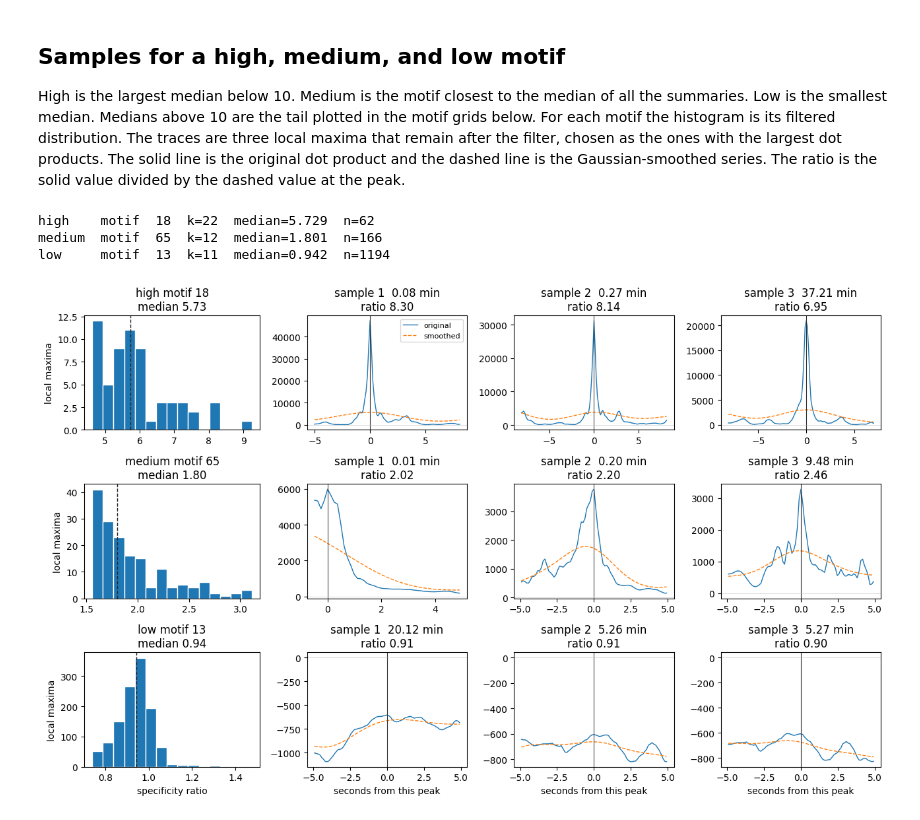
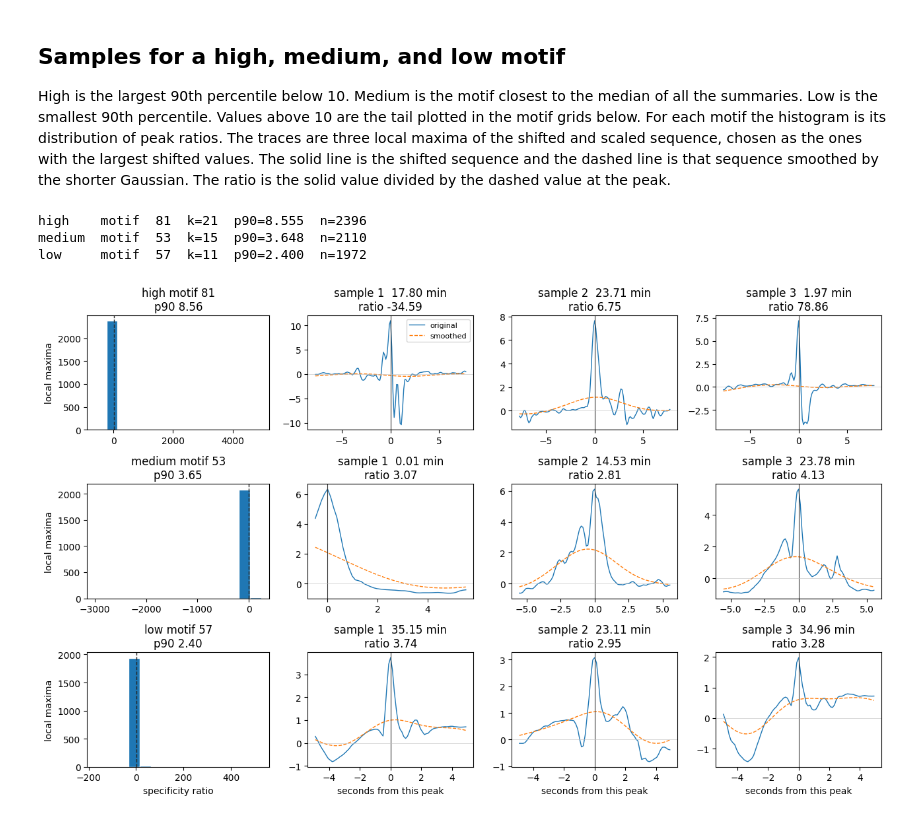
Before and after one commit to dotng14/panMP_whales, a Jupyter notebook: analysis/evaluation/dict276_specificity.ipynb, the cells around one changed output. Saved outputs shown, nothing was run; the diff lists cells and outputs as text; code cells hidden in the pictures.

```diff
--- a/analysis/evaluation/dict276_specificity.ipynb
+++ b/analysis/evaluation/dict276_specificity.ipynb
@@ -24,6 +24,7 @@ from analysis.evaluation.core import (
     _dot_products,
     _gaussian_smooth,
     _local_maxima,
+    _shift_scale_dots,
     _stitch,
     _whitened_dir,
 )
@@ -31,18 +32,18 @@ from analysis.GPL_Python.gpl_outputs import display_from_spwhiten
 from analysis.dict_learning.code.io import discover_windows
 
 result = evaluate_dictionary()
-medians = result["specificity_median"]
+percentiles = result["specificity_p90"]
 distributions = result["specificity"]
 sigmas = result["k"]
-ids = np.array(sorted(medians))
-values = np.array([medians[int(i)] for i in ids])
+ids = np.array(sorted(percentiles))
+values = np.array([percentiles[int(i)] for i in ids])
 print(result["wav"])
 print(
     f"coverage {result['coverage']:.3f}   over-coverage {result['over_coverage']:.2f}   "
-    f"m {result['m']}   motifs {len(values)}"
+    f"motifs {len(values)}"
 )
 print(
-    f"median specificity  min {np.nanmin(values):.3f}   "
+    f"90th-percentile specificity  min {np.nanmin(values):.3f}   "
     f"median {np.nanmedian(values):.3f}   max {np.nanmax(values):.3f}"
 )
 # %% [output]
@@ -79,9 +80,9 @@ if positive.max() > 10 * positive.min():
     ax.set_xscale("log")
 center = float(np.median(positive))
 ax.axvline(center, color="0.15", ls="--", lw=1, label=f"median {center:.2f}")
-ax.set_xlabel("median of the filtered specificity distribution")
+ax.set_xlabel("90th percentile of the specificity distribution")
 ax.set_ylabel("motifs")
-ax.set_title("Distribution of motif medians")
+ax.set_title("Distribution of motif 90th percentiles")
 ax.legend()
 fig.tight_layout()
 plt.show()
@@ -97,7 +98,7 @@ n 83   p25 1.159   median 1.801   p75 3.741
 # %% [markdown]
 ## Samples for a high, medium, and low motif
 
-High is the largest median below 10. Medium is the motif closest to the median of all the summaries. Low is the smallest median. Medians above 10 are the tail plotted in the motif grids below. For each motif the histogram is its filtered distribution. The traces are three local maxima that remain after the filter, chosen as the ones with the largest dot products. The solid line is the original dot product and the dashed line is the Gaussian-smoothed series. The ratio is the solid value divided by the dashed value at the peak.
+High is the largest 90th percentile below 10. Medium is the motif closest to the median of all the summaries. Low is the smallest 90th percentile. Values above 10 are the tail plotted in the motif grids below. For each motif the histogram is its distribution of peak ratios. The traces are three local maxima of the shifted and scaled sequence, chosen as the ones with the largest shifted values. The solid line is the shifted sequence and the dashed line is that sequence smoothed by the shorter Gaussian. The ratio is the solid value divided by the dashed value at the peak.
 # %%
 finite = np.isfinite(values)
 high_pool = finite & (values < 10.0)
@@ -108,7 +109,7 @@ chosen = [("high", high_id), ("medium", medium_id), ("low", low_id)]
 for label, motif_id in chosen:
     print(
         f"{label:6s}  motif {motif_id:3d}  k={sigmas[motif_id]:.0f}  "
-        f"median={medians[motif_id]:.3f}  n={len(distributions[motif_id])}"
+        f"p90={percentiles[motif_id]:.3f}  n={len(distributions[motif_id])}"
     )
 
 spectrogram, _offset = _stitch(_whitened_dir(DEFAULT_CATALOG, DEFAULT_WAV))
@@ -118,43 +119,44 @@ n_samples = 3
 
 fig, axes = plt.subplots(len(chosen), 1 + n_samples, figsize=(13, 8), gridspec_kw={"width_ratios": [1.1, 1, 1, 1]})
 for row, (label, motif_id) in enumerate(chosen):
-    dots = _dot_products(spectrogram, np.load(paths[motif_id]))
+    dots = _shift_scale_dots(
+        _dot_products(spectrogram, np.load(paths[motif_id])), float(result["shift_sigma"])
+    )
     sigma = float(sigmas[motif_id])
     smoothed = _gaussian_smooth(dots, sigma)
     peaks = _local_maxima(dots)
     raw = dots[peaks] / smoothed[peaks]
     usable = np.isfinite(raw)
     peaks, raw = peaks[usable], raw[usable]
-    kept_peaks = peaks[raw >= np.max(raw) / float(result["m"])]
-    samples = kept_peaks[np.argsort(dots[kept_peaks])[::-1]][:n_samples]
+    samples = peaks[np.argsort(dots[peaks])[::-1]][:n_samples]
     ax_hist = axes[row, 0]
     ax_hist.hist(distributions[motif_id], bins=15, color="C0", edgecolor="white")
-    ax_hist.axvline(medians[motif_id], color="0.15", ls="--", lw=1)
-    ax_hist.set_title(f"{label} motif {motif_id}\nmedian {medians[motif_id]:.2f}")
+    ax_hist.axvline(percentiles[motif_id], color="0.15", ls="--", lw=1)
+    ax_hist.set_title(f"{label} motif {motif_id}\np90 {percentiles[motif_id]:.2f}")
     ax_hist.set_ylabel("local maxima")
     half = max(int(3 * sigma), 40)
     for col, t_star in enumerate(samples):
         ax = axes[row, col + 1]
         lo = max(0, int(t_star) - half)
         hi = min(dots.size, int(t_star) + half + 1)
         lag_s = (np.arange(lo, hi) - int(t_star)) * sec_per_bin
         ax.plot(lag_s, dots[lo:hi], color="C0", lw=1, label="original")
         ax.plot(lag_s, smoothed[lo:hi], color="C1", lw=1, ls="--", label="smoothed")
         ax.axvline(0.0, color="0.2", lw=0.8)
         ax.axhline(0.0, color="0.75", lw=0.4)
         minute = int(t_star) * sec_per_bin / 60.0
         ratio = float(dots[int(t_star)] / smoothed[int(t_star)])
         ax.set_title(f"sample {col + 1}  {minute:.2f} min\nratio {ratio:.2f}")
         if row == 0 and col == 0:
             ax.legend(fontsize=8)
 axes[-1, 0].set_xlabel("specificity ratio")
 for col in range(1, n_samples + 1):
     axes[-1, col].set_xlabel("seconds from this peak")
 fig.tight_layout()
 plt.show()
 # %% [output]
-high    motif  18  k=22  median=5.729  n=62
-medium  motif  65  k=12  median=1.801  n=166
-low     motif  13  k=11  median=0.942  n=1194
+high    motif  81  k=21  p90=8.555  n=2396
+medium  motif  53  k=15  p90=3.648  n=2110
+low     motif  57  k=11  p90=2.400  n=1972
-[figure, old version]
+[figure, new version]
 # %% [markdown]
```
Also changed, not shown: parts of 10 cells of this notebook, 15 other files.
